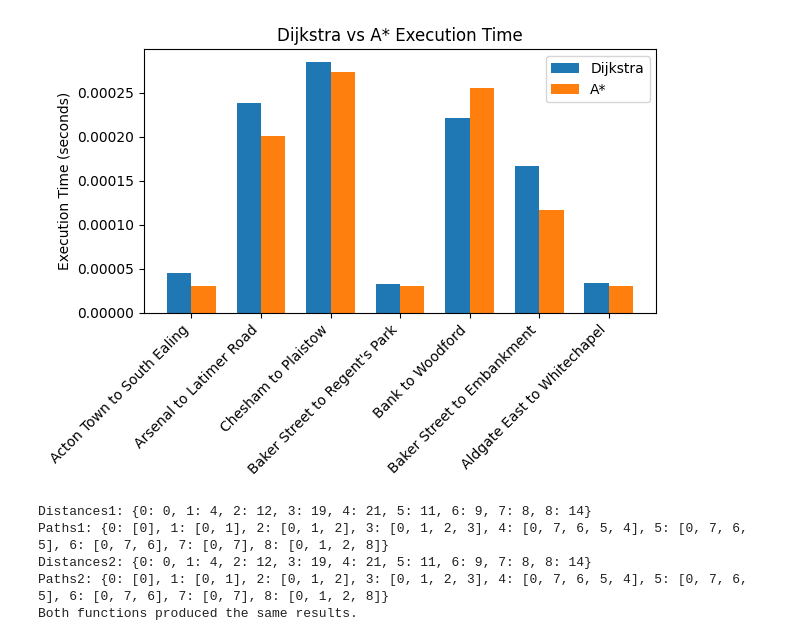
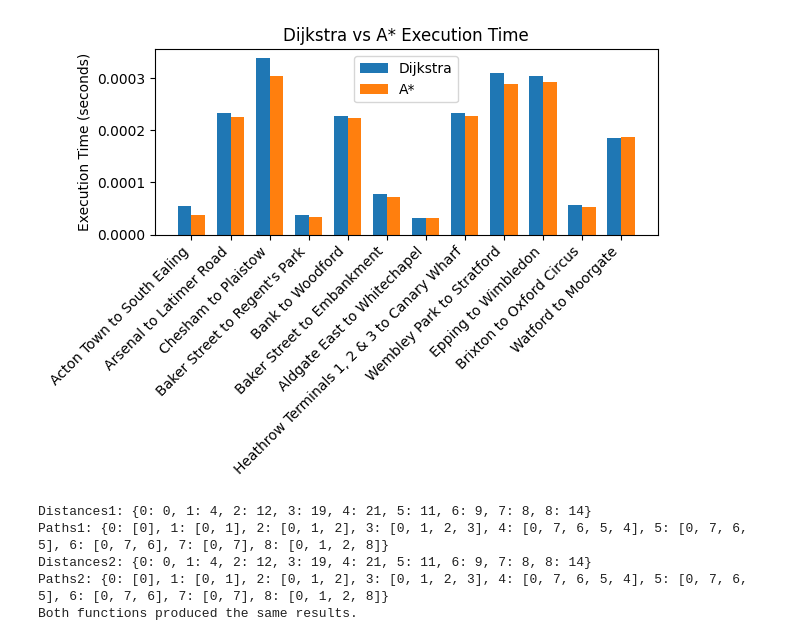
Before and after one commit to scythemenace/CS2XC3_algorithms_research, a Jupyter notebook: Final/part4/part4.ipynb, the cells around one changed output. Cells and saved outputs as stored; diff of their text form; code cells hidden in the pictures.

```diff
--- a/Final/part4/part4.ipynb
+++ b/Final/part4/part4.ipynb
@@ -96,6 +96,7 @@ def heuristic(station_id, destination_id):
     return euclidean_distance(station_coord, destination_coord)
 
 def A_Star(graph, source, destination, heuristic):
+
     open_set = PriorityQueue()
     open_set.put(source, 0 + heuristic(source, destination))  # Corrected this line
     predecessors = {source: None}
@@ -119,11 +120,14 @@ def A_Star(graph, source, destination, heuristic):
     return predecessors, reconstruct_path(predecessors, source, destination)
 
 def reconstruct_path(predecessors, start, end):
-    path = []
-    while end is not None:
-        path.append(end)
-        end = predecessors[end]
-    return path[::-1]
+        if end not in predecessors:
+            return []  # Path not found
+        path = []
+        while end is not None:
+            path.append(end)
+            end = predecessors.get(end)
+        path.reverse()
+        return path
 
 
 def parse_stations(file_path):
@@ -248,38 +252,42 @@ def plot_performance_comparison(labels, dijkstra_times, astar_times, title='Dijk
 
     fig.tight_layout()
 
-    #plt.show()
-    plt.savefig('performance_comparison1.png', bbox_inches='tight')
+    plt.show()
 
 station_pairs = [
     (1, 234),  # Short distance
     (10, 150),  # Medium distance
     (50, 200),  # Long distance
     (11, 212),  # Same Line, Short Distance
     (13, 301),  # Same Line, Long Distance
     (11, 87),   # Different Lines, No Transfers
     (3, 295),   # Different Lines, Multiple Transfers
+    (117, 42),  # Heathrow Terminals 1, 2 & 3 to Canary Wharf
+    (282, 247), # Wembley Park to Stratford
+    (88, 299),  # Epping to Wimbledon
+    (35, 192),  # Brixton to Oxford Circus
+    (280, 167),  # Watford to Moorgate
 
 ]
 
 # Collect data
 labels = []
 dijkstra_times = []
 astar_times = []
 
 for start_id, end_id in station_pairs:
     # Correct lambda function: Accepts two arguments but ignores them and returns 0
     dijkstra_time, _ = measure_performance(graph, start_id, end_id, lambda x, y: 0)
     astar_time, _ = measure_performance(graph, start_id, end_id, heuristic)
 
     labels.append(f"{stations[start_id]['name']} to {stations[end_id]['name']}")
     dijkstra_times.append(dijkstra_time)
     astar_times.append(astar_time)
 
 # Plot the comparison
 plot_performance_comparison(labels, dijkstra_times, astar_times)
 # %% [output]
-[figure, old version]
+[figure, new version]
 # %%
 import heapq
 
```
Also changed, not shown: 5 other files.
